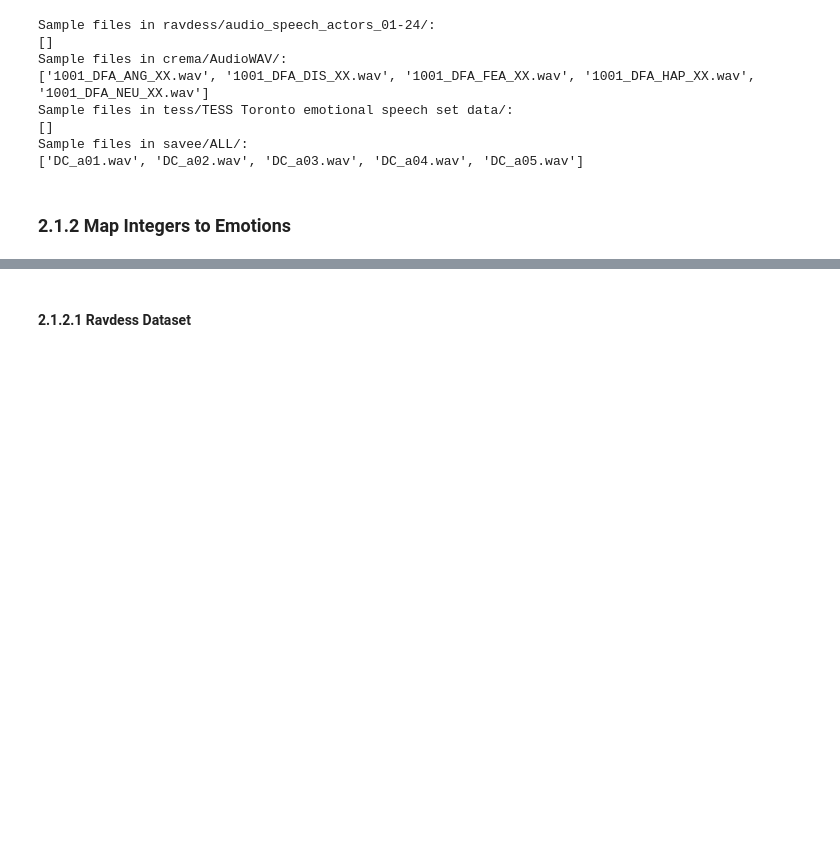
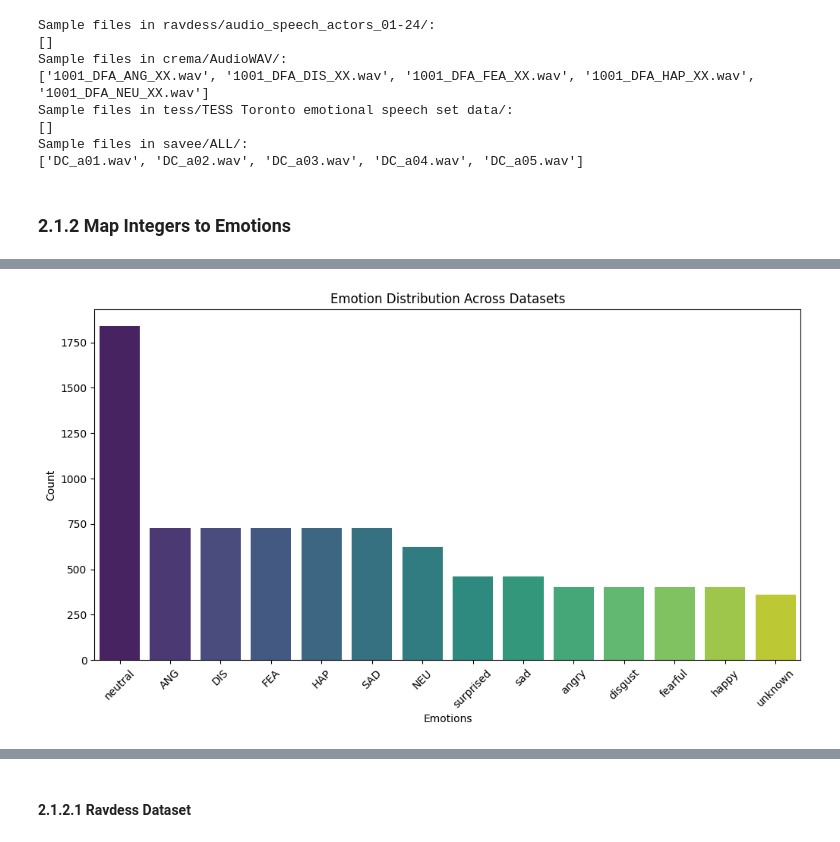
Before and after one commit to SWangechi/SpeechEmotionRecognition, a Jupyter notebook: speechEmotionRecognition.ipynb, the cells around one changed output, grey strips where cells are left out. Drawn from its saved outputs; the diff is of its cells as text; code cells hidden in the pictures; blank space fills up the shorter version.

```diff
--- a/speechEmotionRecognition.ipynb
+++ b/speechEmotionRecognition.ipynb
@@ -71,0 +156,12 @@ Sample files in savee/ALL/:
+# %%
+def explore_dataset_recursive(dataset_path):
+    file_list = []
+    for root, _, files in os.walk(dataset_path):
+        for file in files:
+            if file.endswith('.wav'):
+                file_list.append(os.path.join(root, file))
+    print(f"Sample files in {dataset_path}: {file_list[:5]}")
+    return file_list
+
+ravdess_files = explore_dataset_recursive(Ravdess)
+tess_files = explore_dataset_recursive(Tess)
@@ -71,0 +214,6 @@ Sample files in savee/ALL/:
+# %%
+# Create DataFrames with extracted labels
+ravdess_df = pd.DataFrame({'file_path': ravdess_files, 'label': [extract_label(f, "RAVDESS") for f in ravdess_files]})
+crema_df = pd.DataFrame({'file_path': crema_files, 'label': [extract_label(f, "CREMA") for f in crema_files]})
+tess_df = pd.DataFrame({'file_path': tess_files, 'label': [extract_label(f, "TESS") for f in tess_files]})
+savee_df = pd.DataFrame({'file_path': savee_files, 'label': [extract_label(f, "SAVEE") for f in savee_files]})
@@ -71,0 +252,6 @@ Sample files in savee/ALL/:
+# %%
+all_data = pd.concat([ravdess_df, crema_df, tess_df, savee_df])
+all_data.reset_index(drop=True, inplace=True)
+
+all_data.to_csv("all_speech_emotions.csv", index=False)
+print("\nCombined dataset saved as 'all_speech_emotions.csv'. ")
@@ -71,0 +296,16 @@ Sample files in savee/ALL/:
+# %%
+# Count occurrences of each emotion
+emotion_counts = all_data['label'].value_counts()
+
+# 🎨 Set seaborn theme
+sns.set_theme(style="darkgrid")
+# %%
+plt.figure(figsize=(12, 6))
+sns.countplot(x=all_data['label'], order=all_data['label'].value_counts().index, palette="viridis")
+plt.xticks(rotation=45)
+plt.xlabel("Emotions")
+plt.ylabel("Count")
+plt.title("Emotion Distribution Across Datasets")
+plt.show()
+# %% [output]
+[figure, added]
```
Also changed, not shown: parts of 35 cells of this notebook, 1 other file.
